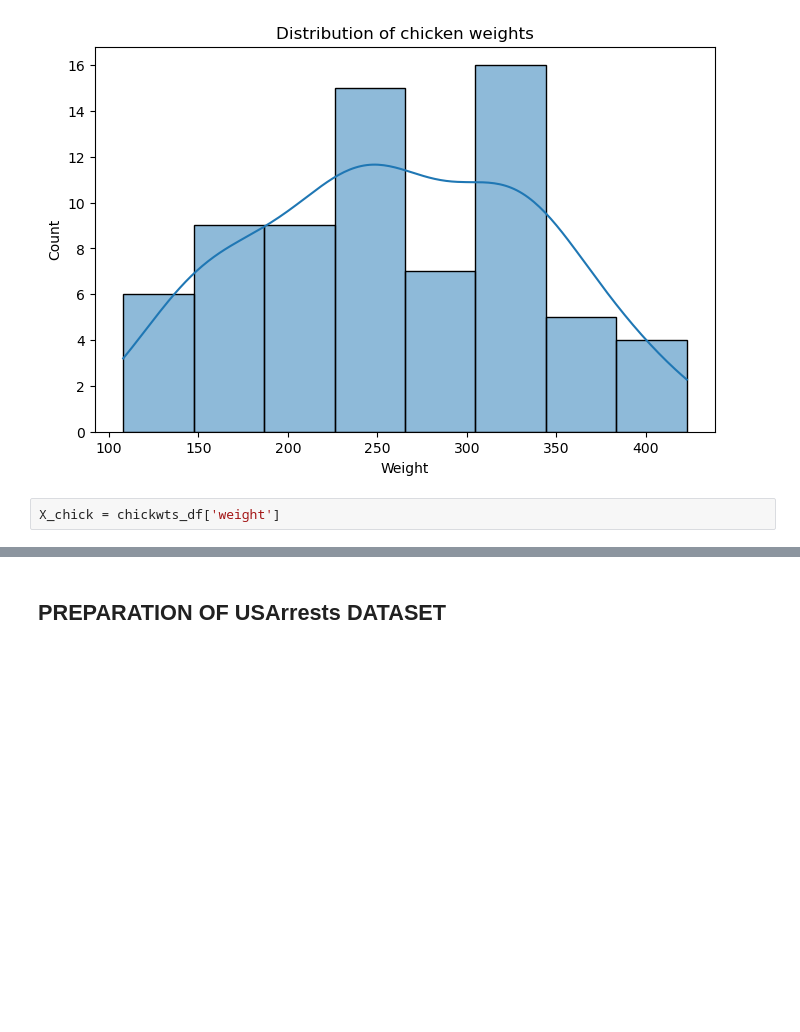
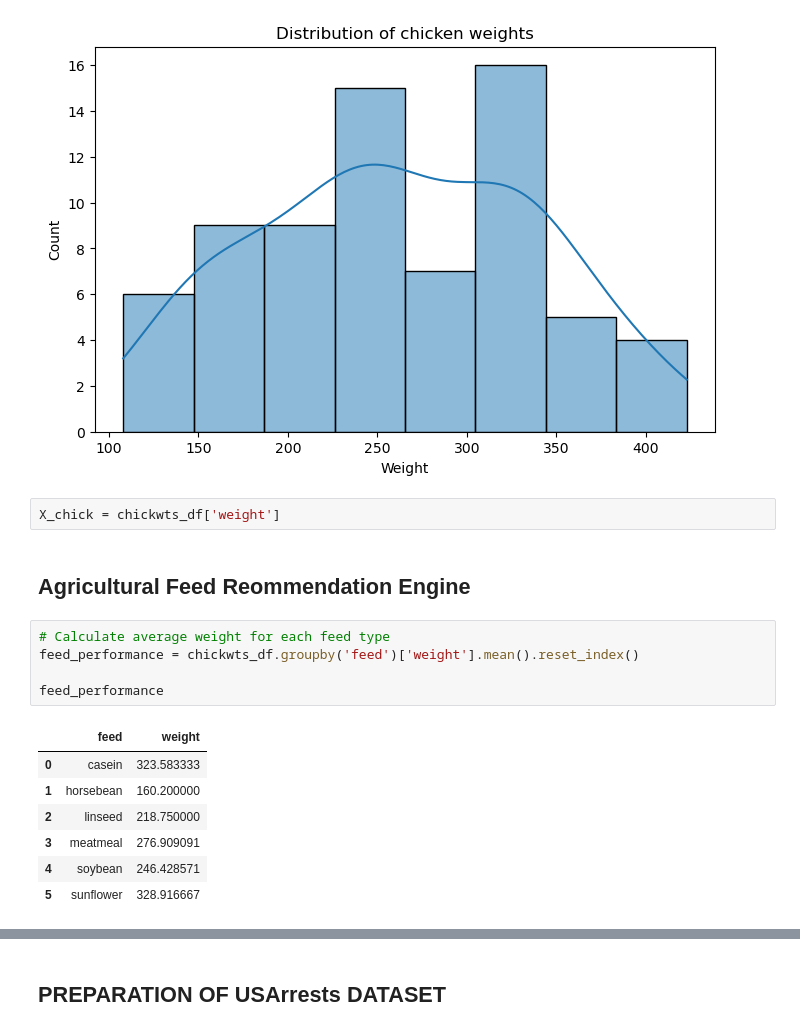
Before and after one commit to nyagayamonica-droid/DataVine-Analytics-Group8, a Jupyter notebook: project.ipynb, the cells around one changed output, grey strips where cells are left out. Saved outputs shown, nothing was run; the diff lists cells and outputs as text; blank space fills up the shorter version.

Commit message:
agricultural recommendation engine

```diff
--- a/project.ipynb
+++ b/project.ipynb
@@ -319,3 +319,18 @@ plt.show()
 [figure]
 # %%
 X_chick = chickwts_df['weight']
+# %% [markdown]
+## Agricultural  Feed Reommendation Engine
+# %%
+# Calculate average weight for each feed type
+feed_performance = chickwts_df.groupby('feed')['weight'].mean().reset_index()
+
+feed_performance
+# %% [output]
+|  | feed | weight |
+| 0 | casein | 323.583333 |
+| 1 | horsebean | 160.200000 |
+| 2 | linseed | 218.750000 |
+| 3 | meatmeal | 276.909091 |
+| 4 | soybean | 246.428571 |
+| 5 | sunflower | 328.916667 |
```
Also changed, not shown: parts of 10 cells of this notebook.
